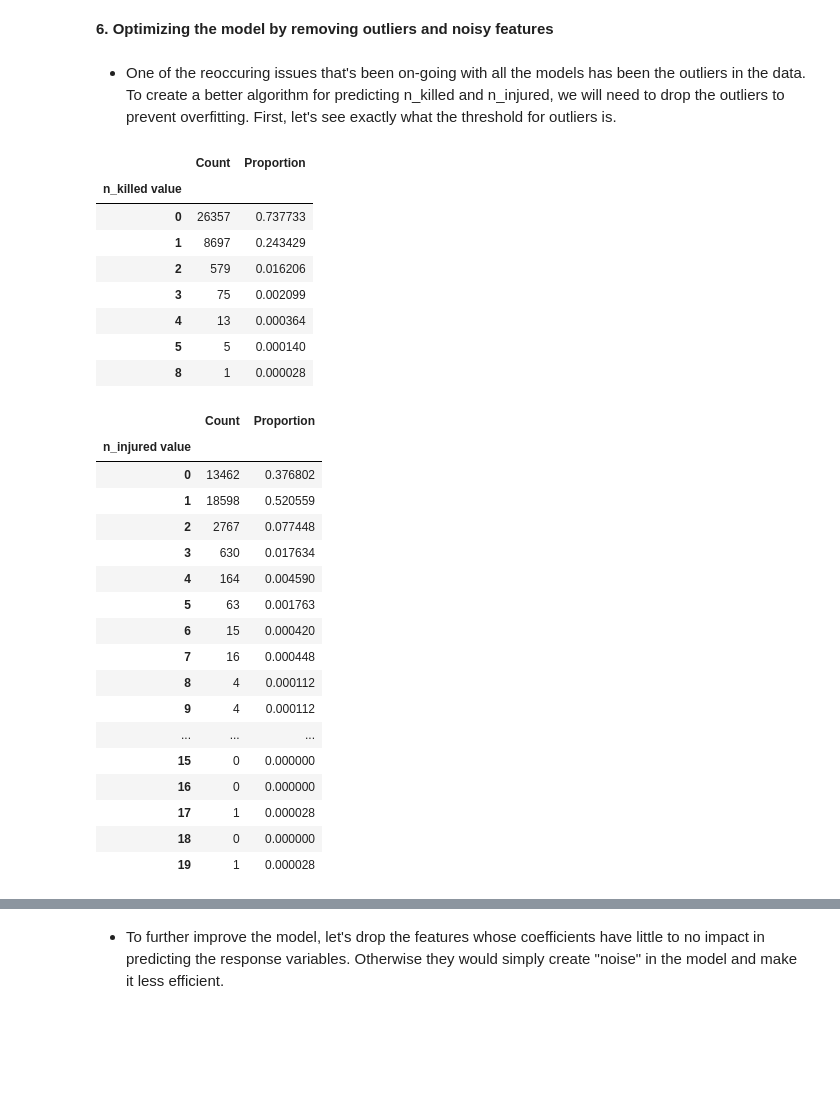
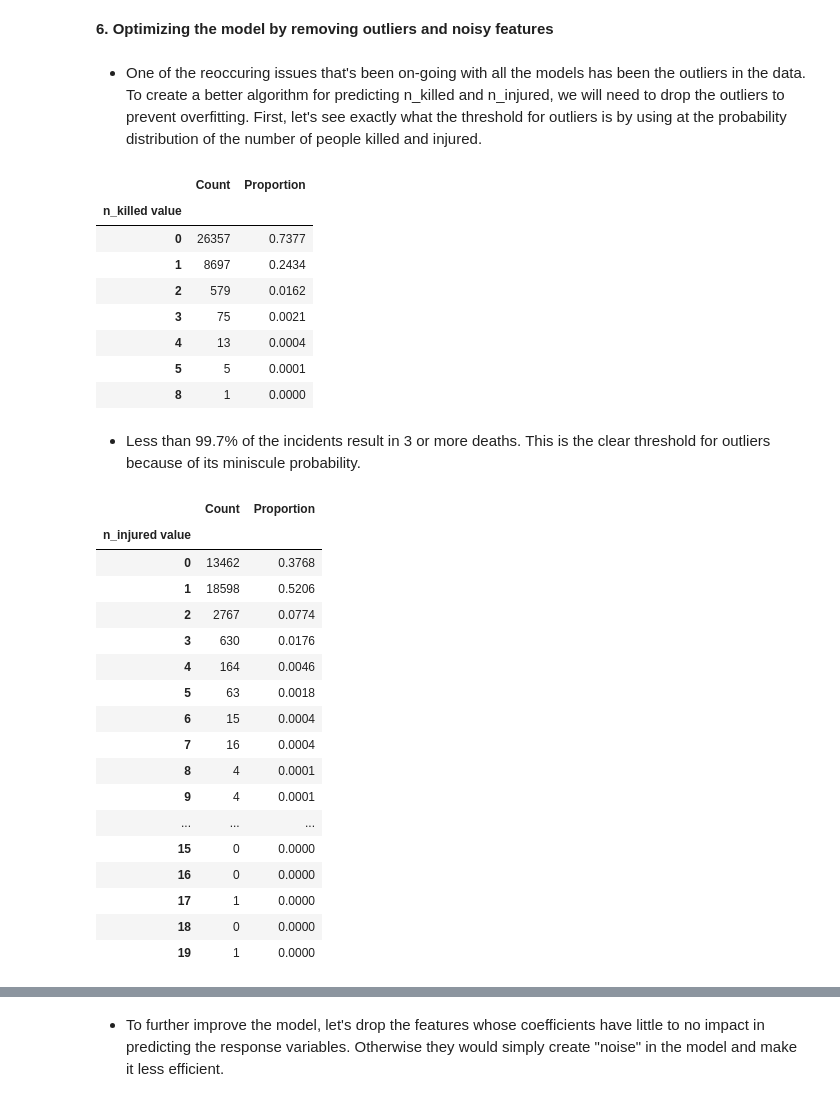
Before and after one commit to nysportsfan/Gun-Violence-in-the-US, a Jupyter notebook: Gun Violence Machine Learning.ipynb, the cells around one changed output, grey strips where cells are left out. Saved outputs shown, nothing was run; the diff lists cells and outputs as text; code cells hidden in the pictures; blank space fills up the shorter version.

```diff
--- a/Gun Violence Machine Learning.ipynb
+++ b/Gun Violence Machine Learning.ipynb
@@ -848,7 +848,7 @@ _ = plt.tight_layout()
 # %% [markdown]
 **6. Optimizing the model by removing outliers and noisy features**
 # %% [markdown]
-- One of the reoccuring issues that's been on-going with all the models has been the outliers in the data. To create a better algorithm for predicting n_killed and n_injured, we will need to drop the outliers to prevent overfitting. First, let's see exactly what the threshold for outliers is.
+- One of the reoccuring issues that's been on-going with all the models has been the outliers in the data. To create a better algorithm for predicting n_killed and n_injured, we will need to drop the outliers to prevent overfitting. First, let's see exactly what the threshold for outliers is by using at the probability distribution of the number of people killed and injured.
 # %%
 # Create a list of all the n_killed values and use a for-loop function to create a new list that contains the count and its
 # proportion of total incidents
@@ -859,6 +859,7 @@ outlier_perc = []
 for x in outlier_test:
     a = len(df[df['n_killed']==x])
     b = a/len(df)
+    b = round(b,4)
     outlier_.append(x)
     outlier_list.append(a)
     outlier_perc.append(b)
@@ -867,43 +868,46 @@ pd.DataFrame(outlier_dict).set_index('n_killed value')
 # %% [output]
 |  | Count | Proportion |
 | n_killed value |  |  |
-| 0 | 26357 | 0.737733 |
-| 1 | 8697 | 0.243429 |
-| 2 | 579 | 0.016206 |
-| 3 | 75 | 0.002099 |
-| 4 | 13 | 0.000364 |
-| 5 | 5 | 0.000140 |
-| 8 | 1 | 0.000028 |
+| 0 | 26357 | 0.7377 |
+| 1 | 8697 | 0.2434 |
+| 2 | 579 | 0.0162 |
+| 3 | 75 | 0.0021 |
+| 4 | 13 | 0.0004 |
+| 5 | 5 | 0.0001 |
+| 8 | 1 | 0.0000 |
+# %% [markdown]
+- Less than 99.7% of the incidents result in 3 or more deaths. This is the clear threshold for outliers because of its miniscule probability.
 # %%
 # Repeat the same process for n_injured
 outlier_test2 = list(range(0,20))
 outlier_2 = []
 outlier_list2 = []
 outlier_perc2 = []
 for x in outlier_test2:
     a = len(df[df['n_injured']==x])
     b = a/len(df)
+    b = round(b, 4)
     outlier_2.append(x)
     outlier_list2.append(a)
     outlier_perc2.append(b)
 outlier_dict2 = {'n_injured value':outlier_2, 'Count':outlier_list2, 'Proportion':outlier_perc2}
 pd.DataFrame(outlier_dict2).set_index('n_injured value')
 # %% [output]
 |  | Count | Proportion |
 | n_injured value |  |  |
-| 0 | 13462 | 0.376802 |
-| 1 | 18598 | 0.520559 |
-| 2 | 2767 | 0.077448 |
-| 3 | 630 | 0.017634 |
-| 4 | 164 | 0.004590 |
-| 5 | 63 | 0.001763 |
-| 6 | 15 | 0.000420 |
-| 7 | 16 | 0.000448 |
-| 8 | 4 | 0.000112 |
-| 9 | 4 | 0.000112 |
+| 0 | 13462 | 0.3768 |
+| 1 | 18598 | 0.5206 |
+| 2 | 2767 | 0.0774 |
+| 3 | 630 | 0.0176 |
+| 4 | 164 | 0.0046 |
+| 5 | 63 | 0.0018 |
+| 6 | 15 | 0.0004 |
+| 7 | 16 | 0.0004 |
+| 8 | 4 | 0.0001 |
+| 9 | 4 | 0.0001 |
 | ... | ... | ... |
-| 15 | 0 | 0.000000 |
-| 16 | 0 | 0.000000 |
-| 17 | 1 | 0.000028 |
-| 18 | 0 | 0.000000 |
-| 19 | 1 | 0.000028 |
+| 15 | 0 | 0.0000 |
+| 16 | 0 | 0.0000 |
+| 17 | 1 | 0.0000 |
+| 18 | 0 | 0.0000 |
+| 19 | 1 | 0.0000 |
```
Also changed, not shown: parts of 25 cells of this notebook.
